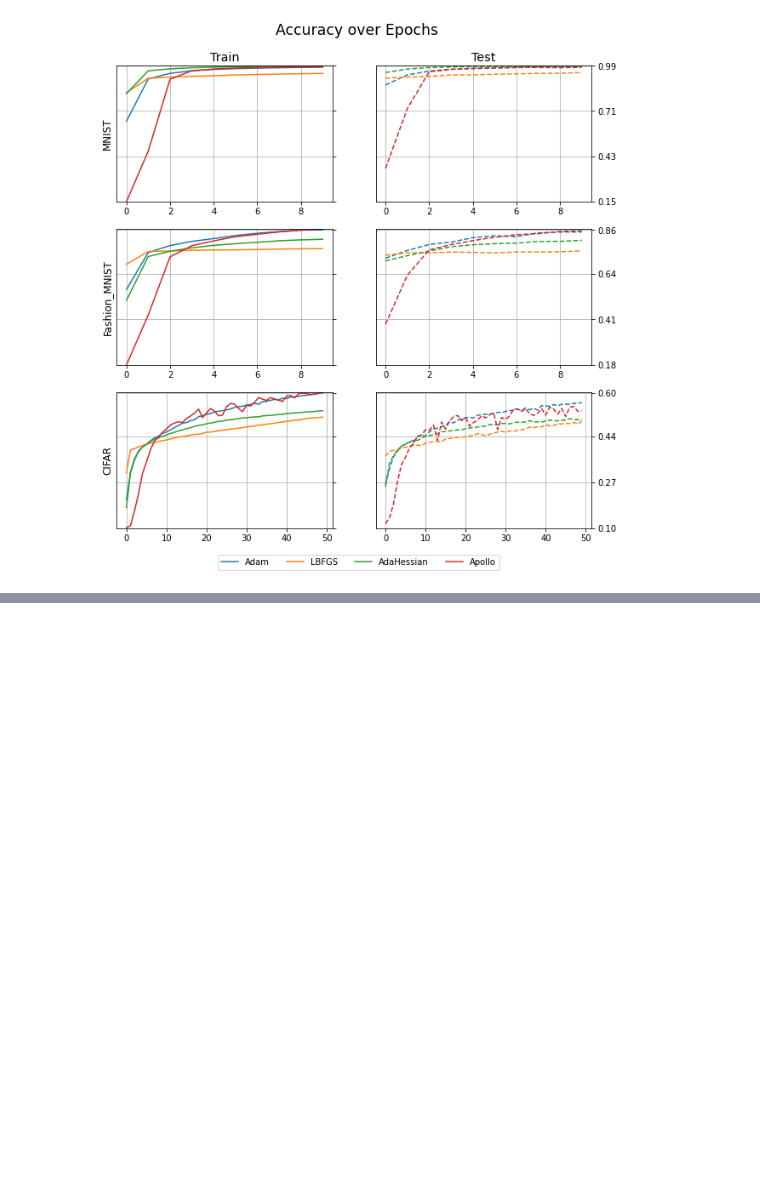
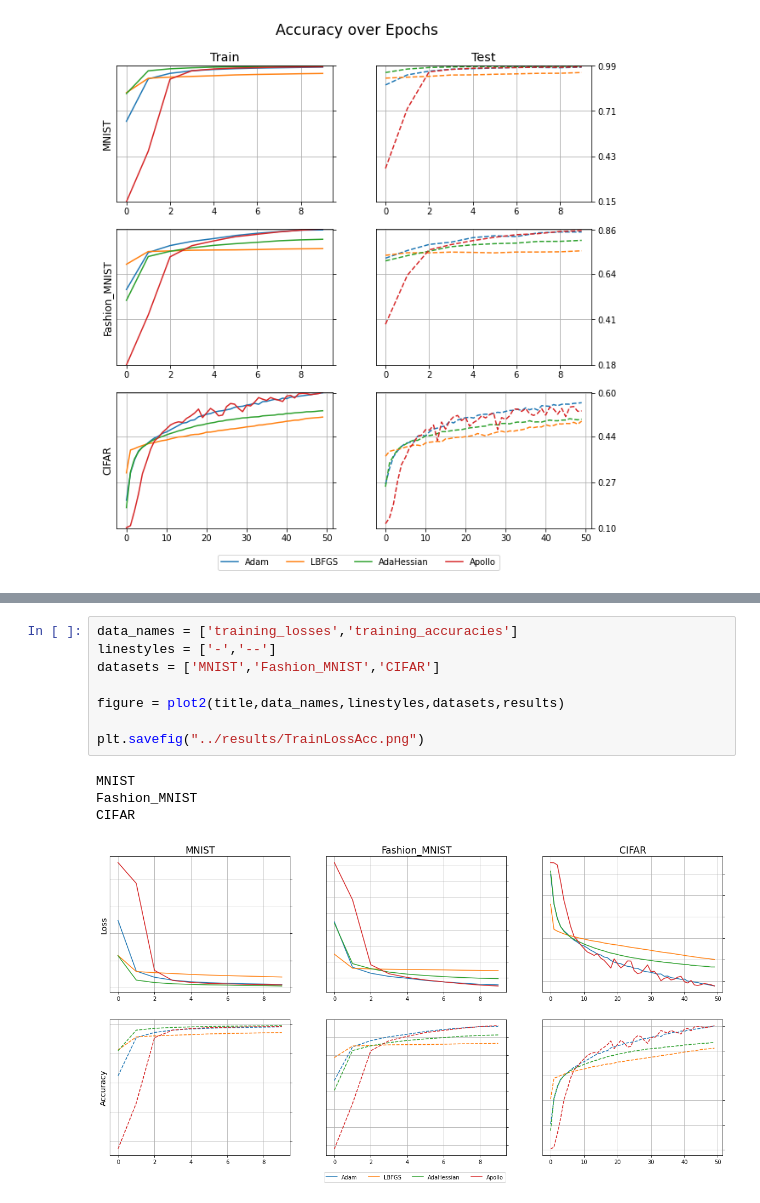
Before and after one commit to Ahmedjjj/second-order-optim-ConvNets, a Jupyter notebook: notebooks/Visualization2.ipynb, the cells around one changed output, grey strips where cells are left out. Cells and saved outputs as stored; diff of their text form; blank space fills up the shorter version.

Commit message:
Update Visualization

```diff
--- a/notebooks/Visualization2.ipynb
+++ b/notebooks/Visualization2.ipynb
@@ -204,0 +178,13 @@ fig.suptitle("Losses over epochs",size='xx-large',y=.95,x=0.517)
+# %%
+data_names = ['training_losses','training_accuracies']
+linestyles = ['-','--']
+datasets = ['MNIST','Fashion_MNIST','CIFAR']
+
+figure = plot2(title,data_names,linestyles,datasets,results)
+
+plt.savefig("../results/TrainLossAcc.png")
+# %% [output]
+MNIST
+Fashion_MNIST
+CIFAR
+[figure, added]
```
Also changed, not shown: parts of 9 cells of this notebook.
